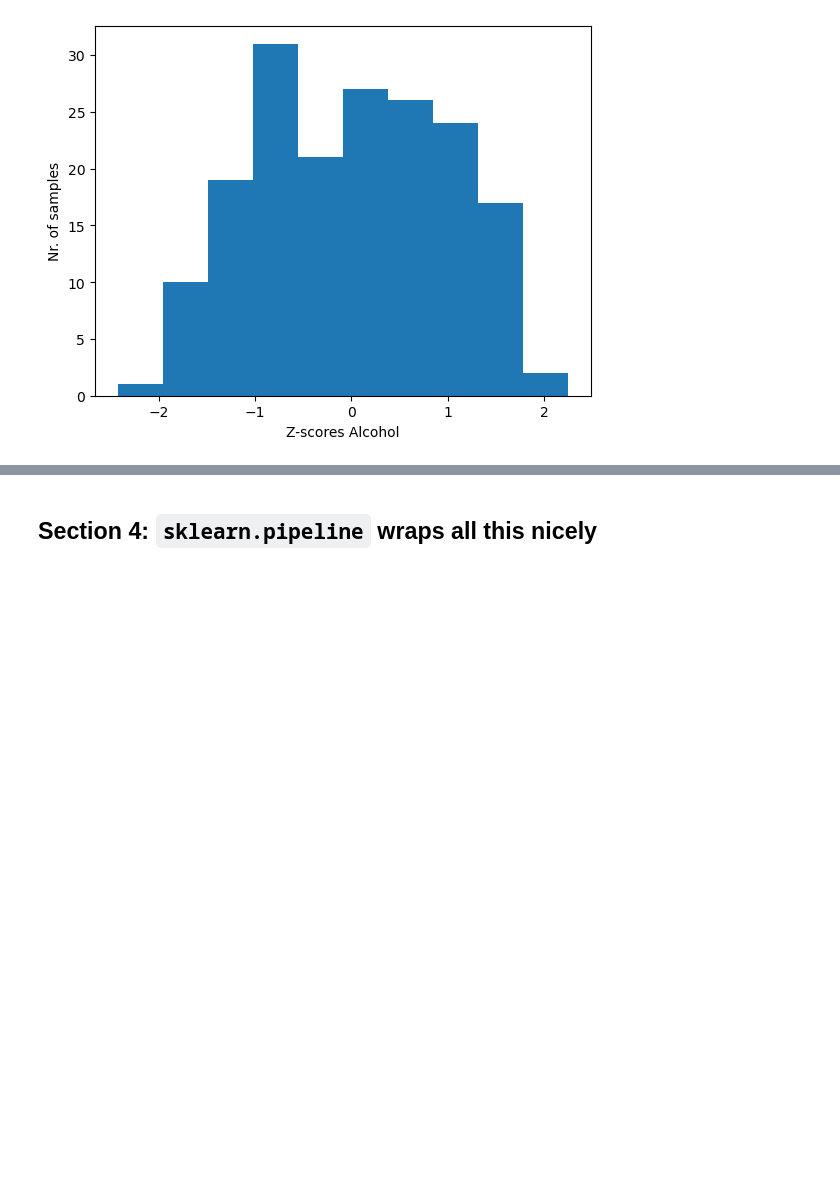
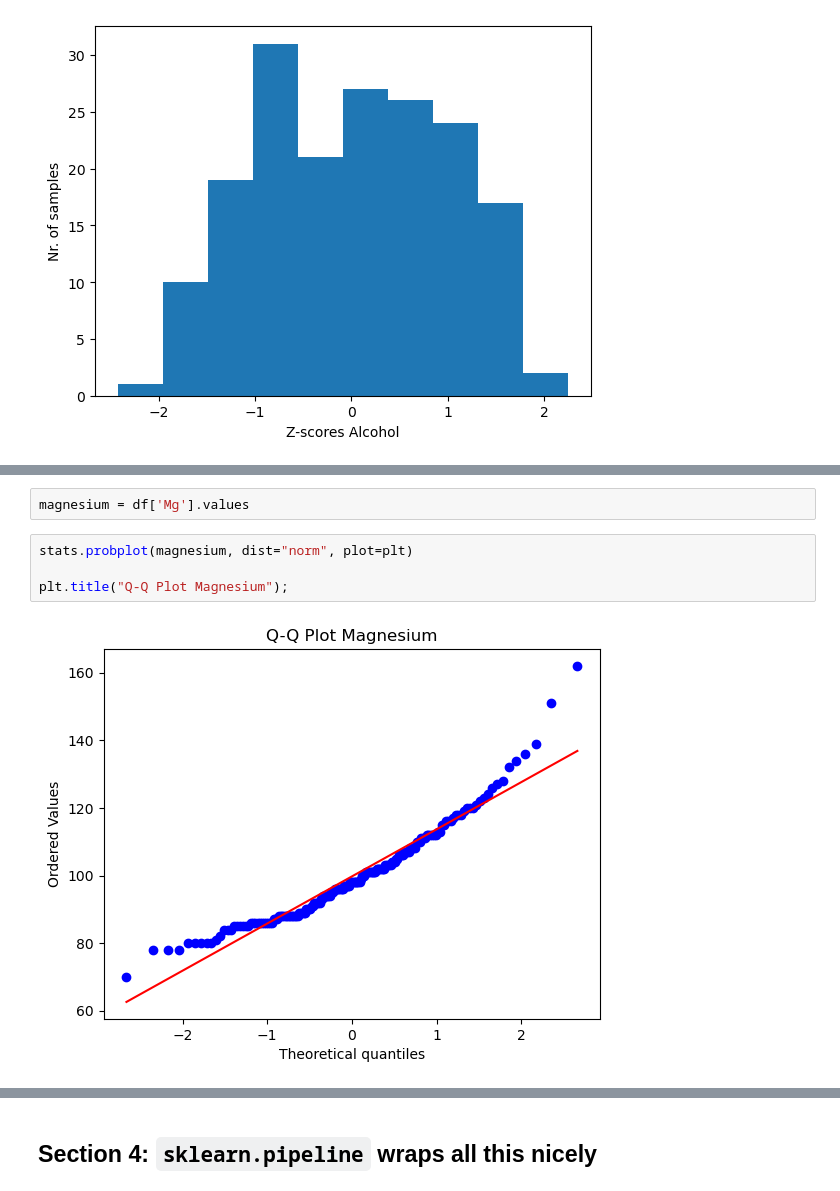
Before and after one commit to atleer/intro-to-deep-learning-dev, a Jupyter notebook: Day02/07_data_standardization/07_data_standardization.ipynb, the cells around one changed output, grey strips where cells are left out. Drawn from its saved outputs; the diff is of its cells as text; blank space fills up the shorter version.

```diff
--- a/Day02/07_data_standardization/07_data_standardization.ipynb
+++ b/Day02/07_data_standardization/07_data_standardization.ipynb
@@ -294,0 +320,8 @@ Index(['Wine', 'Alcohol', 'Malic.acid', 'Ash', 'Acl', 'Mg', 'Phenols',
+# %%
+magnesium = df['Mg'].values
+# %%
+stats.probplot(magnesium, dist="norm", plot=plt)
+
+plt.title("Q-Q Plot Magnesium");
+# %% [output]
+[figure, added]
```
Also changed, not shown: parts of 40 cells of this notebook.
